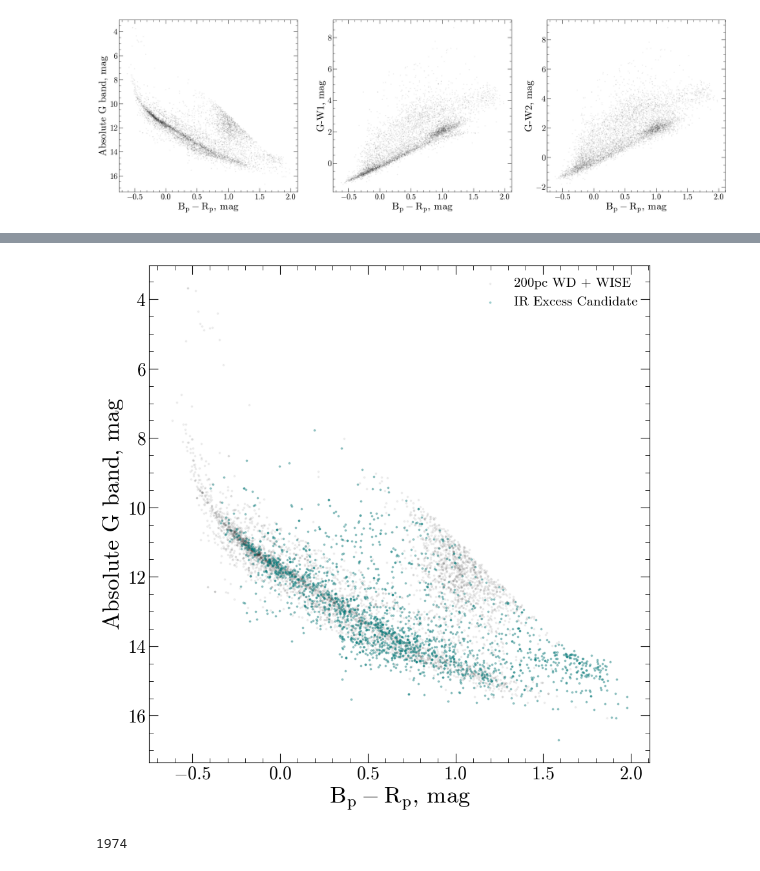
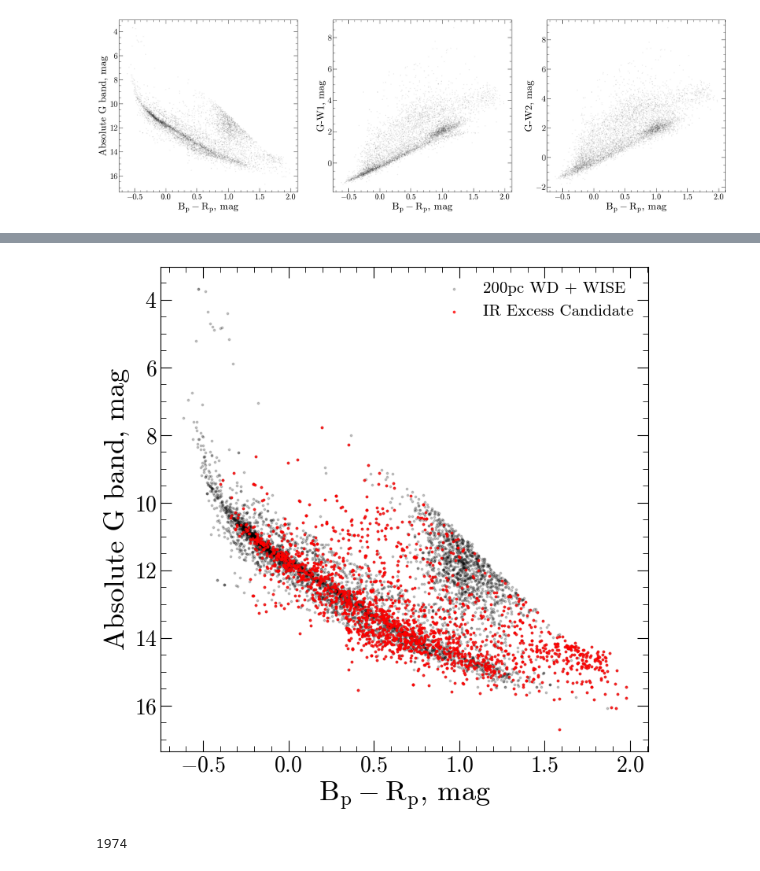
Before and after one commit to stefanarseneau/debris-disks, a Jupyter notebook: 01_gaia_excess.ipynb, the cells around one changed output, grey strips where cells are left out. Drawn from its saved outputs; the diff is of its cells as text; code cells hidden in the pictures.

```diff
--- a/01_gaia_excess.ipynb
+++ b/01_gaia_excess.ipynb
@@ -191,0 +200,30 @@ catalog = catalog[~np.isinf(catalog['w2_diffs'])]
+# %%
+plt.figure(figsize=(15,13))
+
+plt.subplot(2,2,1)
+plt.scatter(catalog['bp_rp'], catalog['abs_rp'] - catalog['abs_w1'], s = 3, c = 'k', alpha = 0.05)
+plt.plot(bp_rp, rp_w1, c='red', label='Warwick DA Track')
+plt.xlabel('$B_p-R_p$, mag')
+plt.ylabel('RP-W1, mag')
+
+plt.subplot(2,2,2)
+plt.hist(catalog[~np.isinf(catalog['w1_diffs'])]['w1_diffs'], color = 'k', histtype = 'step', bins = 100)
+w1_cutoff = 1.3
+plt.axvline(x = w1_cutoff)
+plt.xlabel('RP - W1 Deviation')
+
+plt.subplot(2,2,3)
+plt.scatter(catalog['bp_rp'], catalog['abs_rp'] - catalog['abs_w2'], s = 3, c = 'k', alpha = 0.05, label = '200pc WDs + WISE')
+plt.plot(bp_rp, rp_w2, c='red', label='Warwick DA Track')
+plt.xlabel('$B_p-R_p$, mag')
+plt.ylabel('RP-W2, mag')
+plt.legend(framealpha=0)
+
+plt.subplot(2,2,4)
+plt.hist(catalog[~np.isinf(catalog['w2_diffs'])]['w2_diffs'], color = 'k', histtype = 'step', bins = 50)
+w2_cutoff = 1.3
+plt.axvline(x = w2_cutoff, label = 'IR Excess Cutoff')
+plt.xlabel('RP - W2 Deviation')
+plt.legend(framealpha=0)
+
+#plt.savefig('ir_excess.png')
@@ -271,19 +275,16 @@ mask = np.any([w1_mask, w2_mask], axis=0)
+# %%
+# create a mask for stars with color differences above the cutoff thresholds
+excesses = np.any([catalog['w2_diffs'] > w1_cutoff, catalog['w1_diffs'] > w2_cutoff], axis=0)
 # %%
-plt.figure(figsize=(10,10))
-
-
-plt.scatter(catalog['bp_rp'], catalog['abs_g'], s = 3, c = 'k', alpha = 0.05, label = '200pc WD + WISE')
-plt.scatter(catalog[mask]['bp_rp'], catalog[mask]['abs_g'], s = 3, c = 'teal', alpha = 0.3, label = 'IR Excess Candidate')
-
-
+plt.figure(figsize=(8,8))
+plt.scatter(catalog['bp_rp'], catalog['abs_g'], s = 3, c = 'k', alpha = 0.2, label = '200pc WD + WISE')
+plt.scatter(catalog[excesses]['bp_rp'], catalog[excesses]['abs_g'], s = 3, c = 'r', alpha = 0.7, label = 'IR Excess Candidate')
 plt.xlabel('$B_p-R_p$, mag')
 plt.ylabel('Absolute G band, mag')
-
 plt.legend(framealpha=0)
-
 plt.gca().invert_yaxis()
 # %% [output]
-[figure, old version]
+[figure, new version]
 # %%
 len(catalog[mask])
 # %% [output]
```
Also changed, not shown: parts of 12 cells of this notebook.
